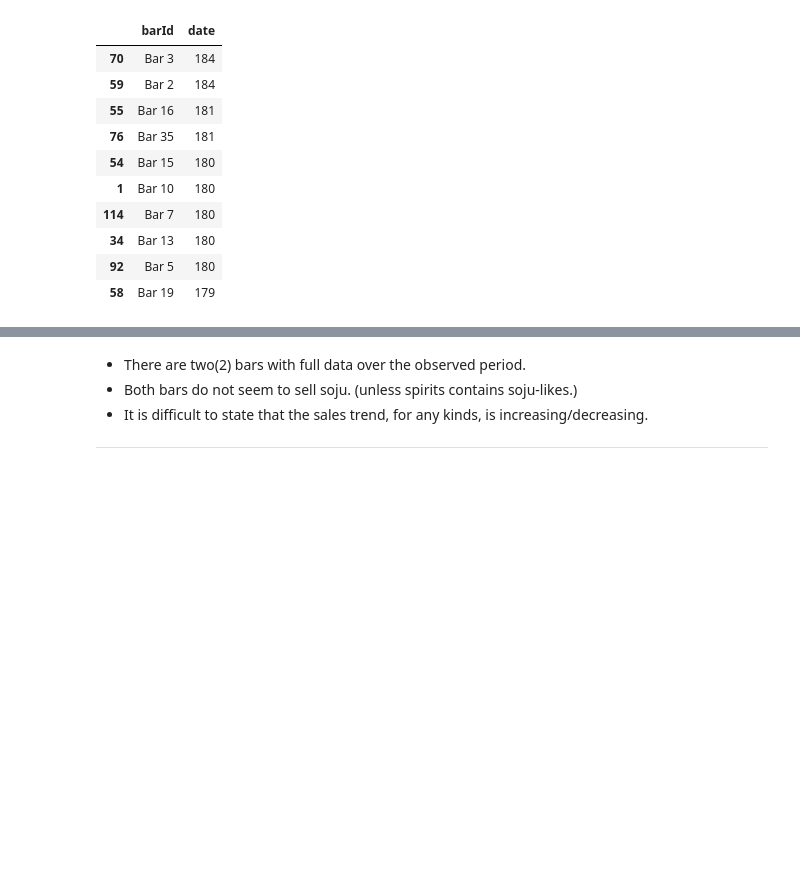
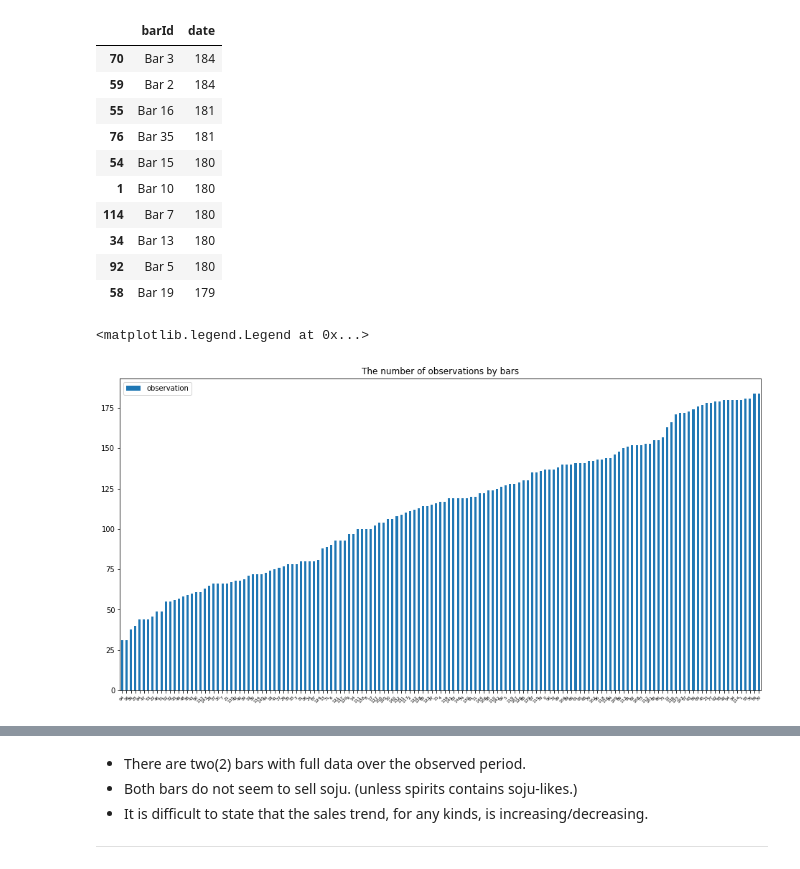
Before and after one commit to kookoowaa/Projects, a Jupyter notebook: WB project/Report-Copy1.ipynb, the cells around one changed output, grey strips where cells are left out. Saved outputs shown, nothing was run; the diff lists cells and outputs as text; code cells hidden in the pictures; blank space fills up the shorter version.

```diff
--- a/WB project/Report-Copy1.ipynb
+++ b/WB project/Report-Copy1.ipynb
@@ -240,6 +241,15 @@ data.groupby('barId', as_index=False)['date'].count().sort_values('date', ascend
 | 34 | Bar 13 | 180 |
 | 92 | Bar 5 | 180 |
 | 58 | Bar 19 | 179 |
+# %%
+data.groupby('barId', as_index=False)['date'].count().sort_values('date', ascending=True).plot(kind='bar')
+plt.rc
+plt.xticks(rotation=45, size = 6)
+plt.title('The number of observations by bars')
+plt.legend(['observation'])
+# %% [output]
+<matplotlib.legend.Legend at 0x...>
+[figure, added]
 # %%
 tmp = dataLong[dataLong['variable'].isin(['sojuU', 'beerU', 'spiritsU'])]
 tmp = tmp[tmp.barId.isin(['Bar 3', 'Bar 2'])]
```
Also changed, not shown: parts of 7 cells of this notebook, 7 other files.
